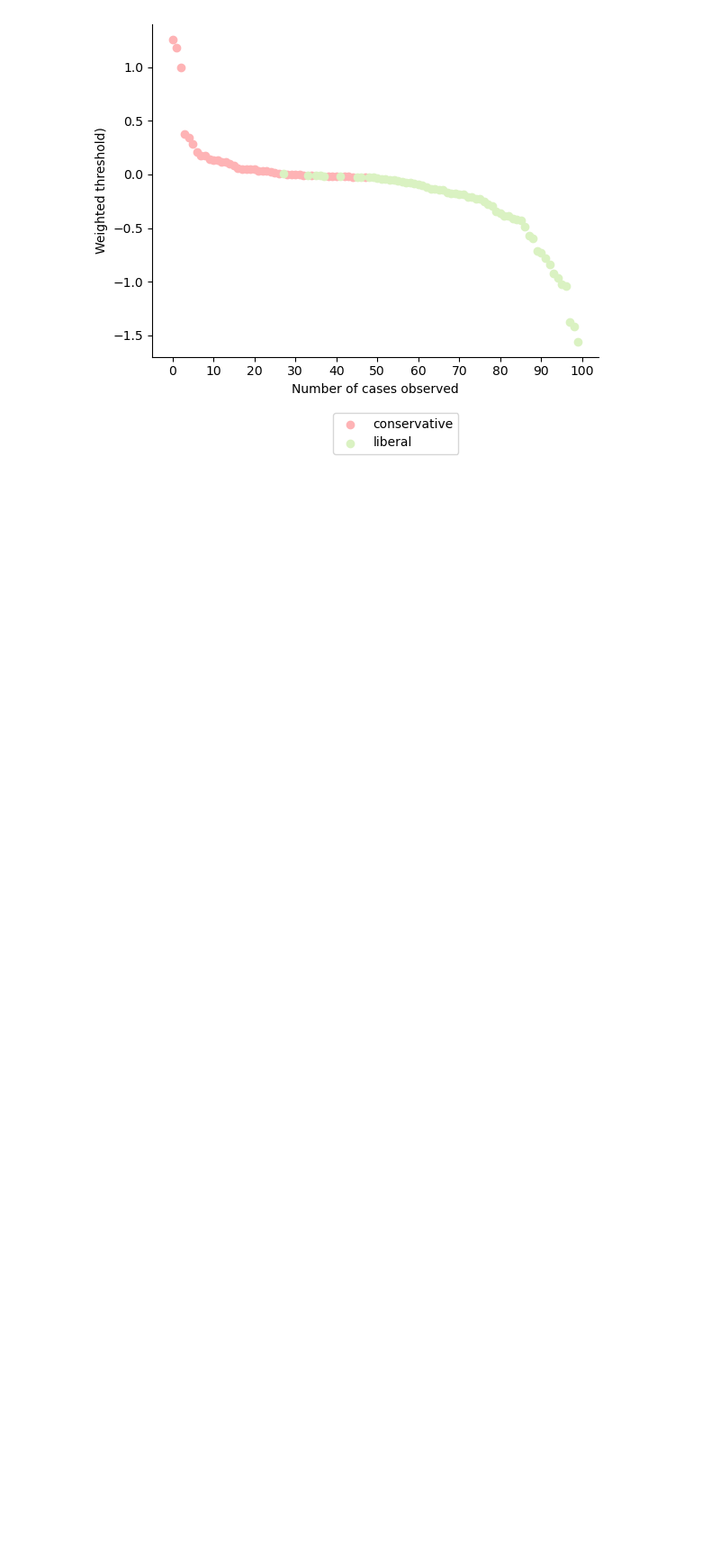
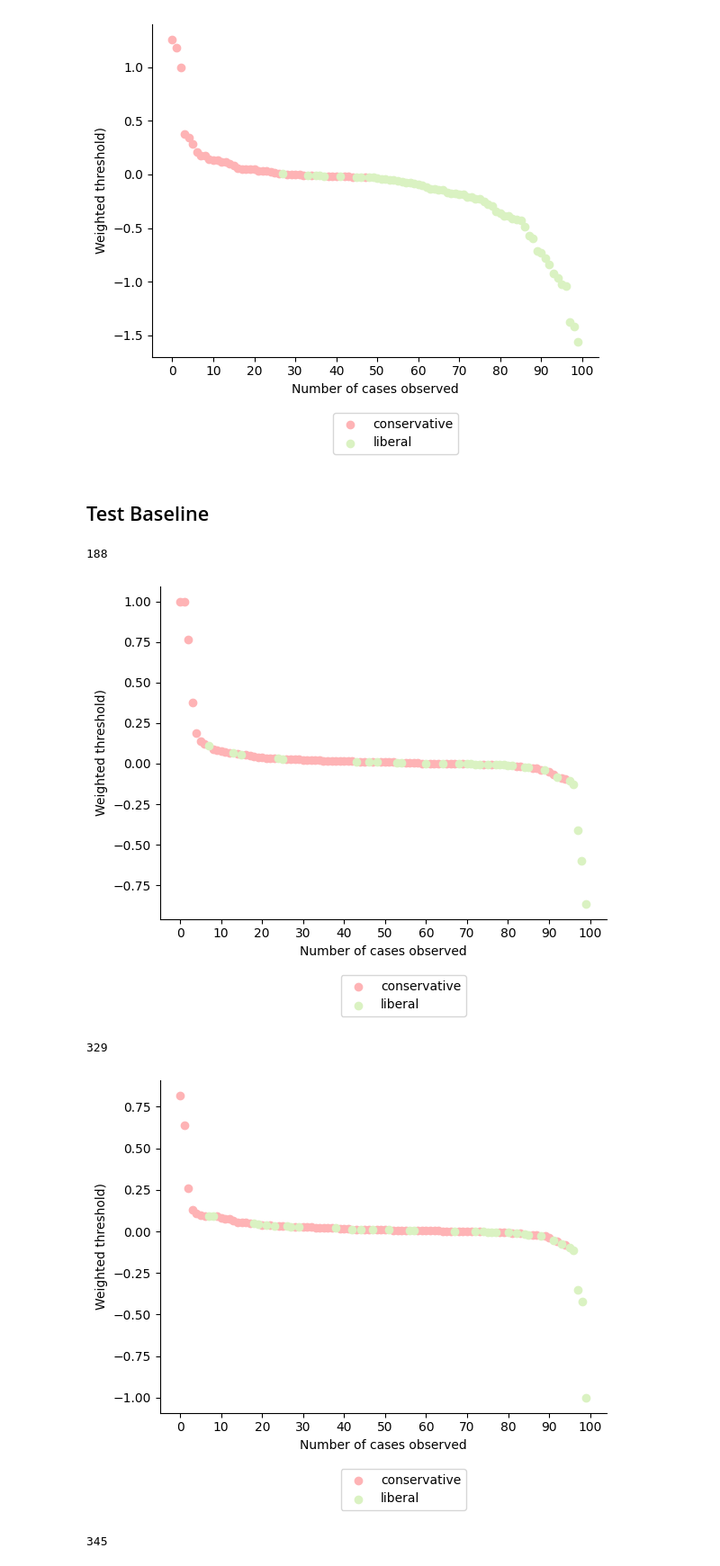
Before and after one commit to rbatra2000/info6850networks, a Jupyter notebook: main.ipynb, the cells around one changed output. Shown at 90% size. Cells and saved outputs as stored; diff of their text form; code cells hidden in the pictures; blank space fills up the shorter version.

Commit message:
baseline frequency model

```diff
--- a/main.ipynb
+++ b/main.ipynb
@@ -1499,3 +1554,50 @@ for i in range(len(sel_justices_list)):
 [figure]
 [figure]
 [figure]
+# %% [markdown]
+## Test Baseline
+# %%
+def plotBaselineWeightedAmicusThresholds(df, selected_judge, weighted=False):
+    df = df.sort_values('observed_thresholds', ascending=False).reset_index(drop=True)
+
+    # plot data of thresholds
+    plt.scatter(df.loc[df['votes']==True].index,
+                df.loc[df['votes']==True, 'observed_thresholds'],
+            color = red_fill)
+    plt.scatter(df.loc[df['votes']==False].index,
+                df.loc[df['votes']==False, 'observed_thresholds'],
+                color = green_fill,
+                alpha=1)
+    plt.legend(["conservative", "liberal"], bbox_to_anchor=(0.7, -0.15))
+    plt.xticks(
+        np.arange(0, len(judge_threshold_min), 10)
+    )
+    plt.ylabel('Weighted threshold)')
+    plt.xlabel('Number of cases observed')
+    plt.savefig(f'./plots/{selected_judge}_baseline_weighted_threshold.pdf', bbox_inches='tight')
+# %%
+# learn thresholds for each of the selected justices using the filtered data
+sel_justices_list = ['SAAlito', 'JGRoberts', 'SSotomayor']
+
+for i in range(len(sel_justices_list)):
+    # identify cases for only this justice
+    justice_name = sel_justices_list[i]
+    # learn the threshold (i.e., apply the threshold alg)
+
+    print(len(y_real))
+    y_real = y[justice_name][y[justice_name] != 0].values
+    justice_weight_matrix = overall_agreement(opinion_df, justice_name)
+    y_pred_justice = predict(justice_weight_matrix, opinion_df[amici_cols])[y[justice_name] != 0]
+
+    judge_threshold_min, judge_threshold_max, observed_thresholds, cons_votes = learningWeightedThresholds(i, y_real,
+                                                                                                           y_pred_justice)
+    # plot data
+    df_plot = pd.DataFrame({'observed_thresholds': observed_thresholds, 'votes': cons_votes})
+    plotBaselineWeightedAmicusThresholds(df_plot, justice_name, weighted=True)
+    plt.show();
+# %% [output]
+188
+[figure, added]
+329
+[figure, added]
+345
```
Also changed, not shown: parts of 17 cells of this notebook, 4 other files.
